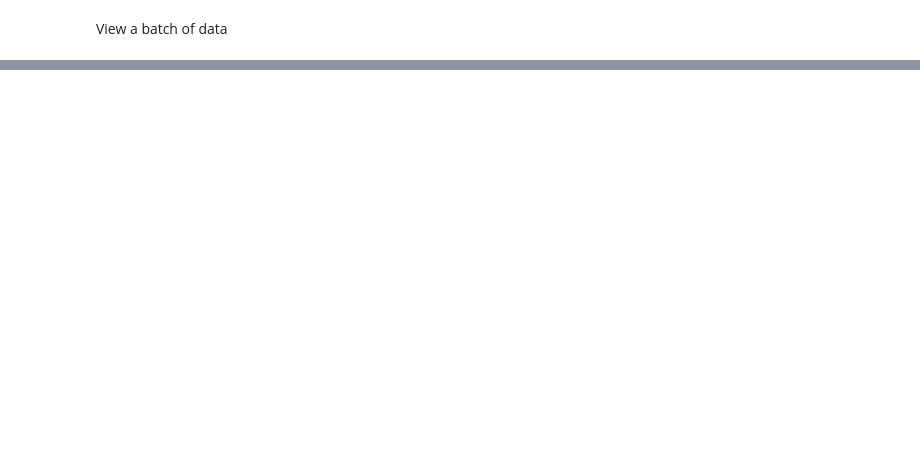
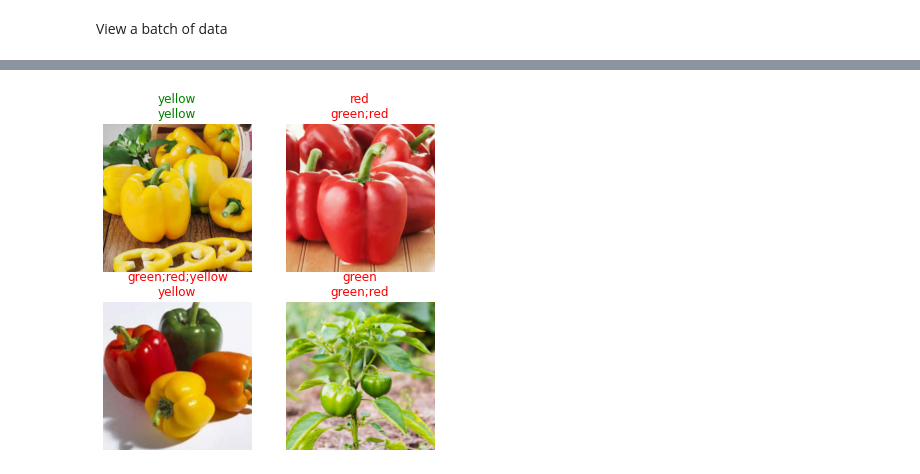
Before and after one commit to unpackAI/unpackai, a Jupyter notebook: examples/multilable_classification.ipynb, the cells around one changed output, grey strips where cells are left out. Saved outputs shown, nothing was run; the diff lists cells and outputs as text; code cells hidden in the pictures; blank space fills up the shorter version.

```diff
--- a/examples/multilable_classification.ipynb
+++ b/examples/multilable_classification.ipynb
@@ -208,0 +283,3 @@ learn.show_results()
+# %%
+learn.show_results()
+# %% [output]
@@ -208,0 +287 @@ learn.show_results()
+[figure, added]
```
Also changed, not shown: parts of 58 cells of this notebook.
